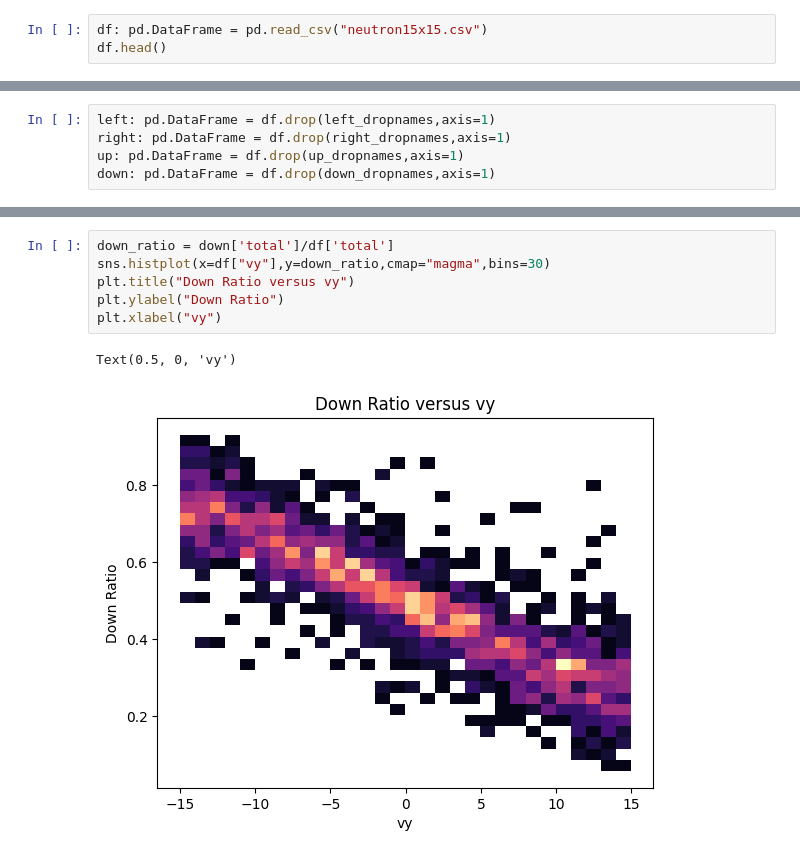
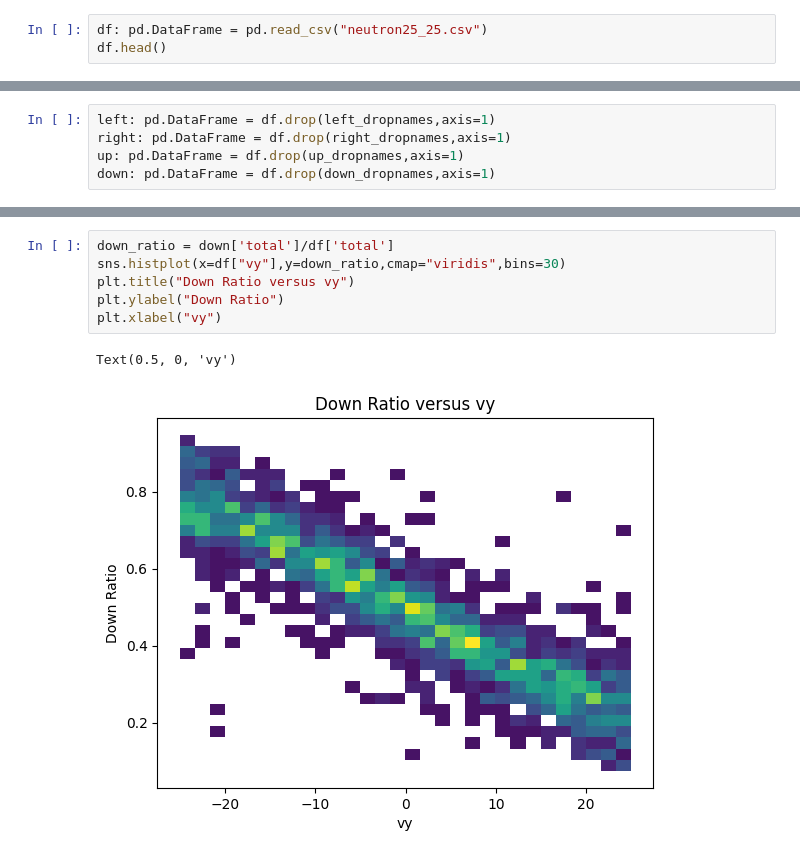
Before and after one commit to dobsonco/Detectors, a Jupyter notebook: processing.ipynb, the cells around one changed output, grey strips where cells are left out. Cells and saved outputs as stored; diff of their text form.

```diff
--- a/processing.ipynb
+++ b/processing.ipynb
@@ -8,7 +8,7 @@ import seaborn as sns
 # %% [markdown]
 ## Read csv
 # %%
-df: pd.DataFrame = pd.read_csv("neutron15x15.csv")
+df: pd.DataFrame = pd.read_csv("neutron25_25.csv")
 df.head()
 # %% [output]
 |  | vx | vy | vz | sci_photons | xpos0 | ypos0 | photons0 | xpos1 | ypos1 | photons1 | ... |
@@ -169,9 +154,9 @@ Text(0.5, 0, 'vy')
 # %%
 down_ratio = down['total']/df['total']
-sns.histplot(x=df["vy"],y=down_ratio,cmap="magma",bins=30)
+sns.histplot(x=df["vy"],y=down_ratio,cmap="viridis",bins=30)
 plt.title("Down Ratio versus vy")
 plt.ylabel("Down Ratio")
 plt.xlabel("vy")
 # %% [output]
 Text(0.5, 0, 'vy')
-[figure, old version]
+[figure, new version]
```
Also changed, not shown: parts of 11 cells of this notebook.
